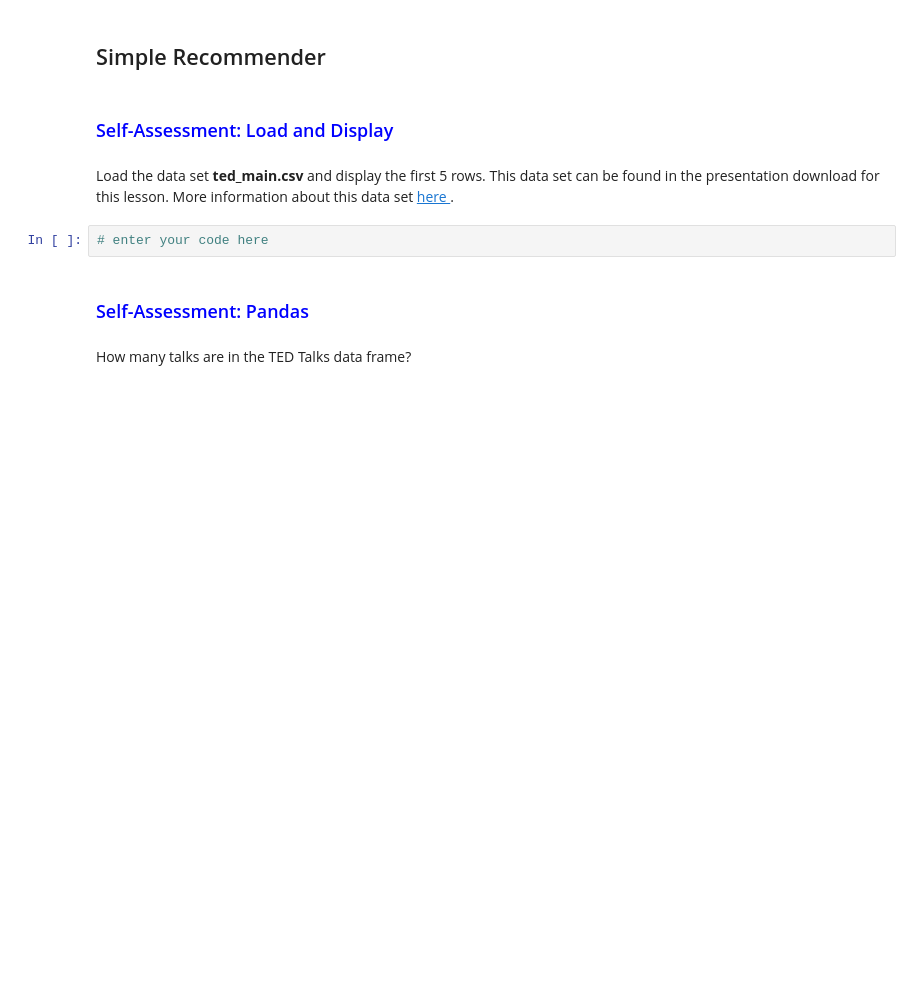
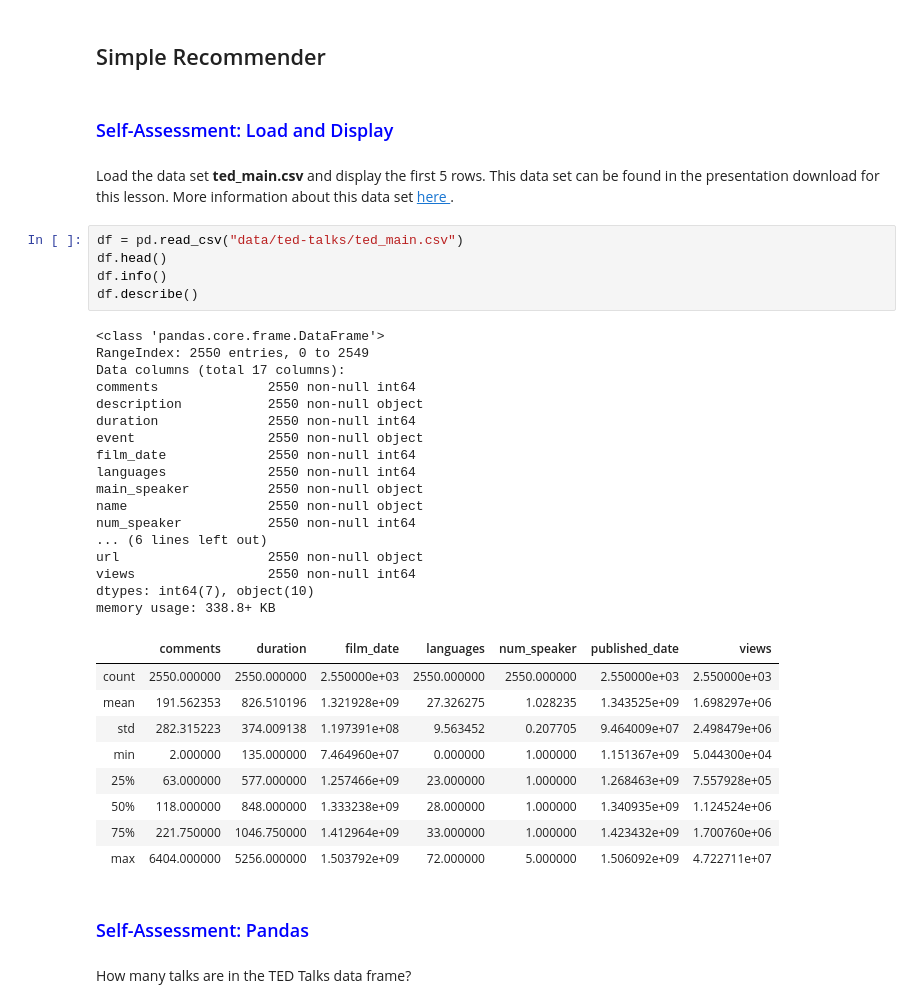
Before and after one commit to seanwhyland/DS775, a Jupyter notebook: lesson_10/Lesson 10 Presentation - ResSys 1/Lesson_10.ipynb, the cells around one changed output. Drawn from its saved outputs; the diff is of its cells as text; blank space fills up the shorter version.

```diff
--- a/lesson_10/Lesson 10 Presentation - ResSys 1/Lesson_10.ipynb
+++ b/lesson_10/Lesson 10 Presentation - ResSys 1/Lesson_10.ipynb
@@ -16,8 +18,38 @@ Follow the examples and use the code files provided from chapters 1-4 in **Hands
 ### <font color = "blue"> Self-Assessment: Load and Display </font>
 # %% [markdown]
 Load the data set **ted_main.csv** and display the first 5 rows. This data set can be found in the presentation download for this lesson.  More information about this data set <a href = https://www.kaggle.com/rounakbanik/ted-talks> here </a>.
-# %%
-# enter your code here
+# %%
+df = pd.read_csv("data/ted-talks/ted_main.csv")
+df.head()
+df.info()
+df.describe()
+# %% [output]
+<class 'pandas.core.frame.DataFrame'>
+RangeIndex: 2550 entries, 0 to 2549
+Data columns (total 17 columns):
+comments              2550 non-null int64
+description           2550 non-null object
+duration              2550 non-null int64
+event                 2550 non-null object
+film_date             2550 non-null int64
+languages             2550 non-null int64
+main_speaker          2550 non-null object
+name                  2550 non-null object
+num_speaker           2550 non-null int64
+... (6 lines left out)
+url                   2550 non-null object
+views                 2550 non-null int64
+dtypes: int64(7), object(10)
+memory usage: 338.8+ KB
+|  | comments | duration | film_date | languages | num_speaker | published_date | views |
+| count | 2550.000000 | 2550.000000 | 2.550000e+03 | 2550.000000 | 2550.000000 | 2.550000e+03 | 2.550000e+03 |
+| mean | 191.562353 | 826.510196 | 1.321928e+09 | 27.326275 | 1.028235 | 1.343525e+09 | 1.698297e+06 |
+| std | 282.315223 | 374.009138 | 1.197391e+08 | 9.563452 | 0.207705 | 9.464009e+07 | 2.498479e+06 |
+| min | 2.000000 | 135.000000 | 7.464960e+07 | 0.000000 | 1.000000 | 1.151367e+09 | 5.044300e+04 |
+| 25% | 63.000000 | 577.000000 | 1.257466e+09 | 23.000000 | 1.000000 | 1.268463e+09 | 7.557928e+05 |
+| 50% | 118.000000 | 848.000000 | 1.333238e+09 | 28.000000 | 1.000000 | 1.340935e+09 | 1.124524e+06 |
+| 75% | 221.750000 | 1046.750000 | 1.412964e+09 | 33.000000 | 1.000000 | 1.423432e+09 | 1.700760e+06 |
+| max | 6404.000000 | 5256.000000 | 1.503792e+09 | 72.000000 | 5.000000 | 1.506092e+09 | 4.722711e+07 |
 # %% [markdown]
 ### <font color = "blue"> Self-Assessment: Pandas </font>
 # %% [markdown]
```
Also changed, not shown: parts of 21 cells of this notebook, 4 other files.
